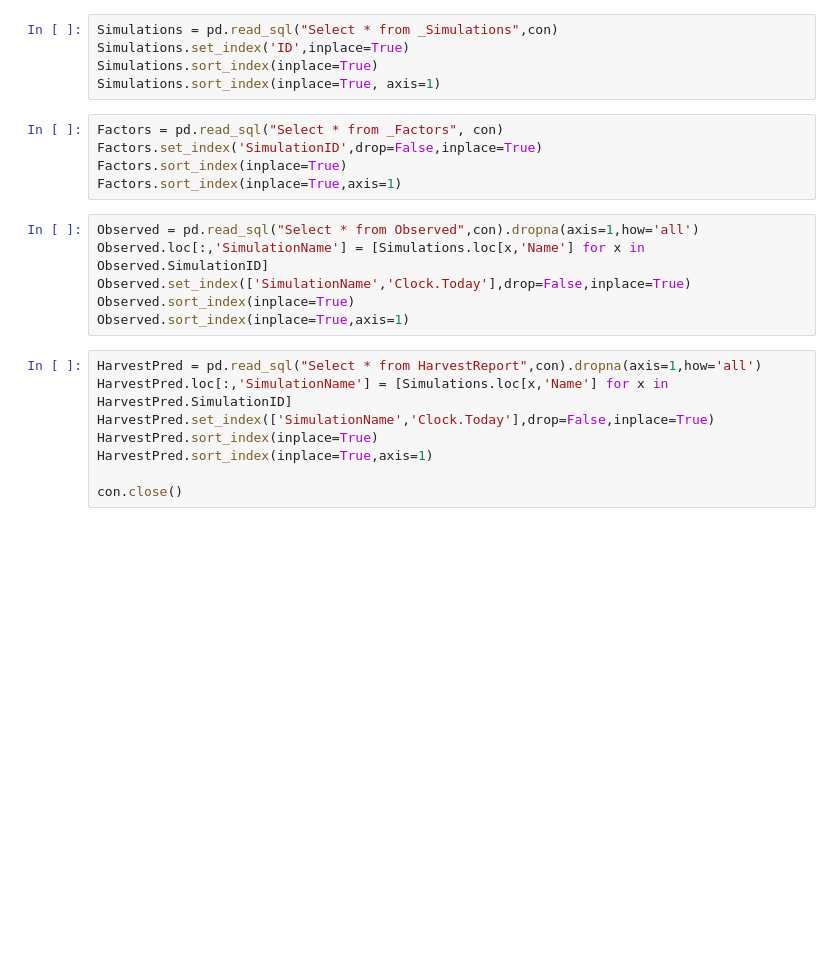
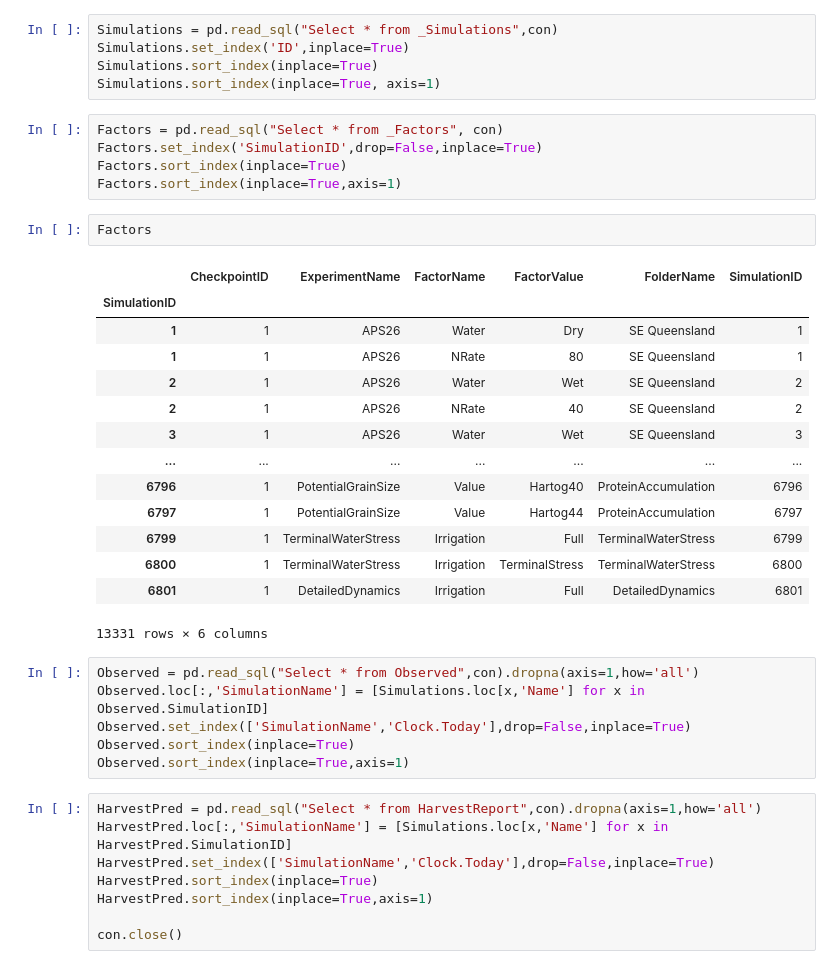
Before and after one commit to HamishBrownPFR/ApsimX, a Jupyter notebook: Prototypes/WheatSimpleLeaf/WheatAnalysis.ipynb, the cells around one changed output. Cells and saved outputs as stored; diff of their text form; blank space fills up the shorter version.

```diff
--- a/Prototypes/WheatSimpleLeaf/WheatAnalysis.ipynb
+++ b/Prototypes/WheatSimpleLeaf/WheatAnalysis.ipynb
@@ -31,6 +31,23 @@ Factors = pd.read_sql("Select * from _Factors", con)
 Factors.set_index('SimulationID',drop=False,inplace=True)
 Factors.sort_index(inplace=True)
 Factors.sort_index(inplace=True,axis=1)
+# %%
+Factors
+# %% [output]
+|  | CheckpointID | ExperimentName | FactorName | FactorValue | FolderName | SimulationID |
+| SimulationID |  |  |  |  |  |  |
+| 1 | 1 | APS26 | Water | Dry | SE Queensland | 1 |
+| 1 | 1 | APS26 | NRate | 80 | SE Queensland | 1 |
+| 2 | 1 | APS26 | Water | Wet | SE Queensland | 2 |
+| 2 | 1 | APS26 | NRate | 40 | SE Queensland | 2 |
+| 3 | 1 | APS26 | Water | Wet | SE Queensland | 3 |
+| ... | ... | ... | ... | ... | ... | ... |
+| 6796 | 1 | PotentialGrainSize | Value | Hartog40 | ProteinAccumulation | 6796 |
+| 6797 | 1 | PotentialGrainSize | Value | Hartog44 | ProteinAccumulation | 6797 |
+| 6799 | 1 | TerminalWaterStress | Irrigation | Full | TerminalWaterStress | 6799 |
+| 6800 | 1 | TerminalWaterStress | Irrigation | TerminalStress | TerminalWaterStress | 6800 |
+| 6801 | 1 | DetailedDynamics | Irrigation | Full | DetailedDynamics | 6801 |
+13331 rows × 6 columns
 # %%
 Observed = pd.read_sql("Select * from Observed",con).dropna(axis=1,how='all')
 Observed.loc[:,'SimulationName'] = [Simulations.loc[x,'Name'] for x in Observed.SimulationID]
```
Also changed, not shown: parts of 7 cells of this notebook, 3 other files.
